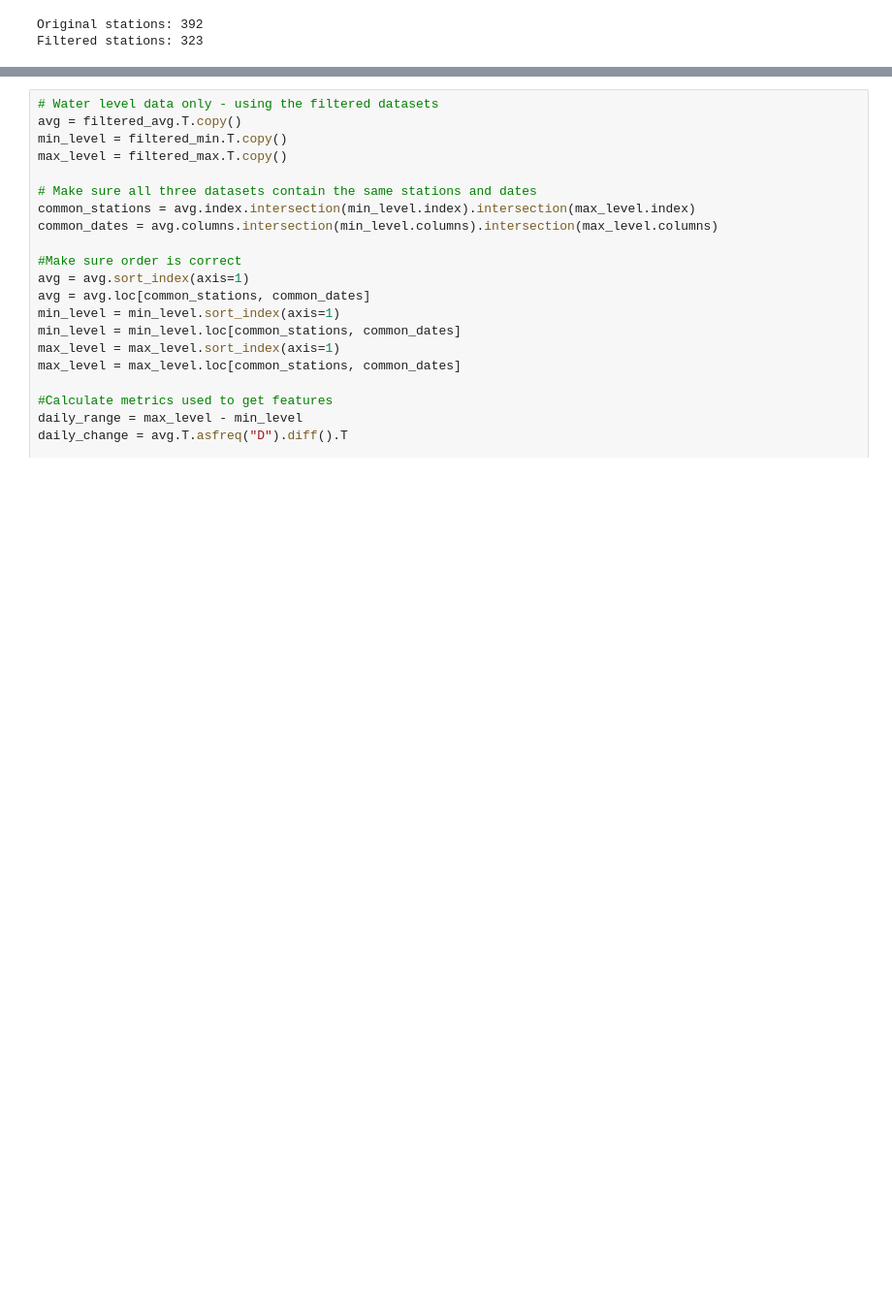
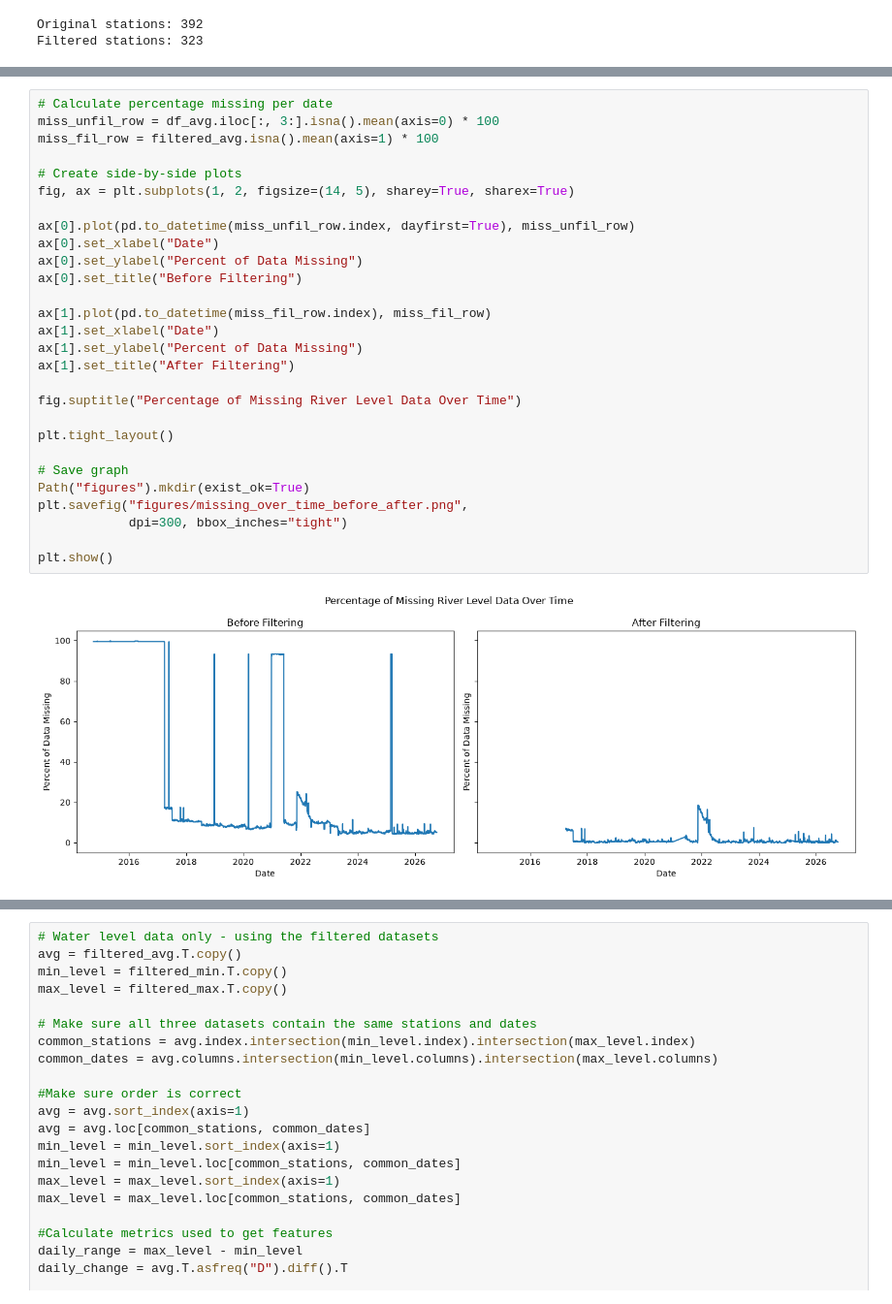
Before and after one commit to Emma-Deyell/MLP-PROJ, a Jupyter notebook: project_saba_clean new.ipynb, the cells around one changed output, grey strips where cells are left out. Shown at 97% size. Drawn from its saved outputs; the diff is of its cells as text; blank space fills up the shorter version.

```diff
--- a/project_saba_clean new.ipynb
+++ b/project_saba_clean new.ipynb
@@ -155,6 +162,36 @@ plt.tight_layout()
 plt.show()
 # %% [output]
 [figure]
+# %%
+# Calculate percentage missing per date
+miss_unfil_row = df_avg.iloc[:, 3:].isna().mean(axis=0) * 100
+miss_fil_row = filtered_avg.isna().mean(axis=1) * 100
+
+# Create side-by-side plots
+fig, ax = plt.subplots(1, 2, figsize=(14, 5), sharey=True, sharex=True)
+
+ax[0].plot(pd.to_datetime(miss_unfil_row.index, dayfirst=True), miss_unfil_row)
+ax[0].set_xlabel("Date")
+ax[0].set_ylabel("Percent of Data Missing")
+ax[0].set_title("Before Filtering")
+
+ax[1].plot(pd.to_datetime(miss_fil_row.index), miss_fil_row)
+ax[1].set_xlabel("Date")
+ax[1].set_ylabel("Percent of Data Missing")
+ax[1].set_title("After Filtering")
+
+fig.suptitle("Percentage of Missing River Level Data Over Time")
+
+plt.tight_layout()
+
+# Save graph
+Path("figures").mkdir(exist_ok=True)
+plt.savefig("figures/missing_over_time_before_after.png",
+            dpi=300, bbox_inches="tight")
+
+plt.show()
+# %% [output]
+[figure, added]
 # %%
 #Histograms of missing data across stations
 # Unfiltered
```
Also changed, not shown: parts of 4 cells of this notebook, 5 other files.
